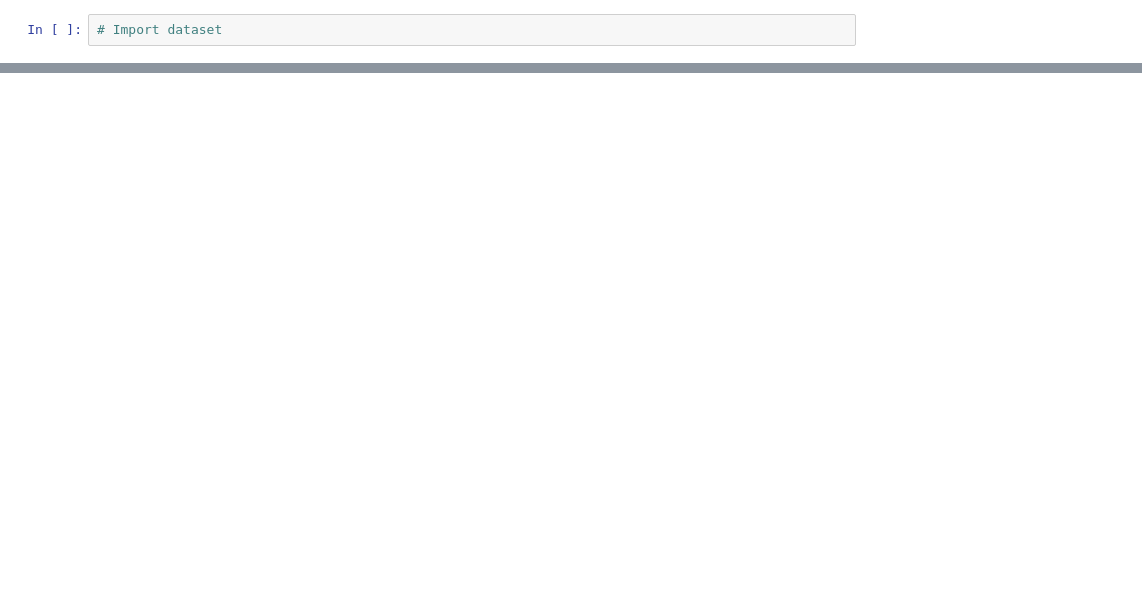
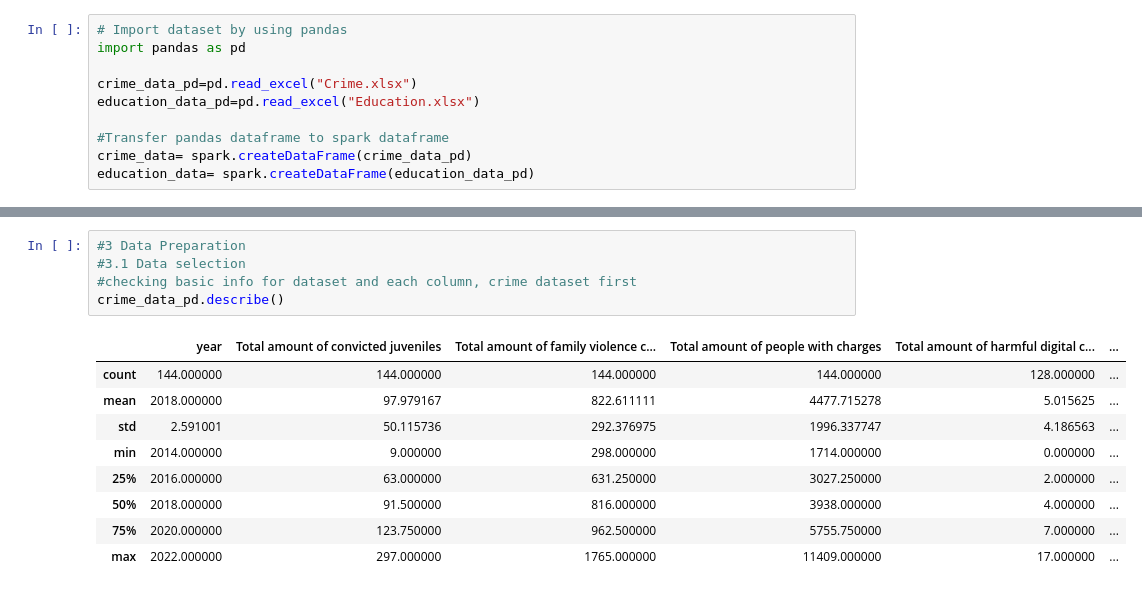
Before and after one commit to JingtaoXie/INFOSYS-AWS, a Jupyter notebook: IterationFour_PySpark_JingtaoXie.ipynb, the cells around one changed output, grey strips where cells are left out. Drawn from its saved outputs; the diff is of its cells as text; blank space fills up the shorter version.

Commit message:
2.1-3.1 Data selection

```diff
--- a/IterationFour_PySpark_JingtaoXie.ipynb
+++ b/IterationFour_PySpark_JingtaoXie.ipynb
@@ -18,2 +18,10 @@ To adjust logging level use sc.setLogLevel(newLevel). For SparkR, use setLogLeve
 # %%
-# Import dataset
+# Import dataset by using pandas
+import pandas as pd
+
+crime_data_pd=pd.read_excel("Crime.xlsx")
+education_data_pd=pd.read_excel("Education.xlsx")
+
+#Transfer pandas dataframe to spark dataframe
+crime_data= spark.createDataFrame(crime_data_pd)
+education_data= spark.createDataFrame(education_data_pd)
@@ -19,0 +113,15 @@ To adjust logging level use sc.setLogLevel(newLevel). For SparkR, use setLogLeve
+# %%
+#3 Data Preparation
+#3.1 Data selection
+#checking basic info for dataset and each column, crime dataset first
+crime_data_pd.describe()
+# %% [output]
+|  | year | Total amount of convicted juveniles | Total amount of family violence c... | Total amount of people with charges | Total amount of harmful digital c... | ... |
+| count | 144.000000 | 144.000000 | 144.000000 | 144.000000 | 128.000000 | ... |
+| mean | 2018.000000 | 97.979167 | 822.611111 | 4477.715278 | 5.015625 | ... |
+| std | 2.591001 | 50.115736 | 292.376975 | 1996.337747 | 4.186563 | ... |
+| min | 2014.000000 | 9.000000 | 298.000000 | 1714.000000 | 0.000000 | ... |
+| 25% | 2016.000000 | 63.000000 | 631.250000 | 3027.250000 | 2.000000 | ... |
+| 50% | 2018.000000 | 91.500000 | 816.000000 | 3938.000000 | 4.000000 | ... |
+| 75% | 2020.000000 | 123.750000 | 962.500000 | 5755.750000 | 7.000000 | ... |
+| max | 2022.000000 | 297.000000 | 1765.000000 | 11409.000000 | 17.000000 | ... |
```
Also changed, not shown: parts of 6 cells of this notebook.
